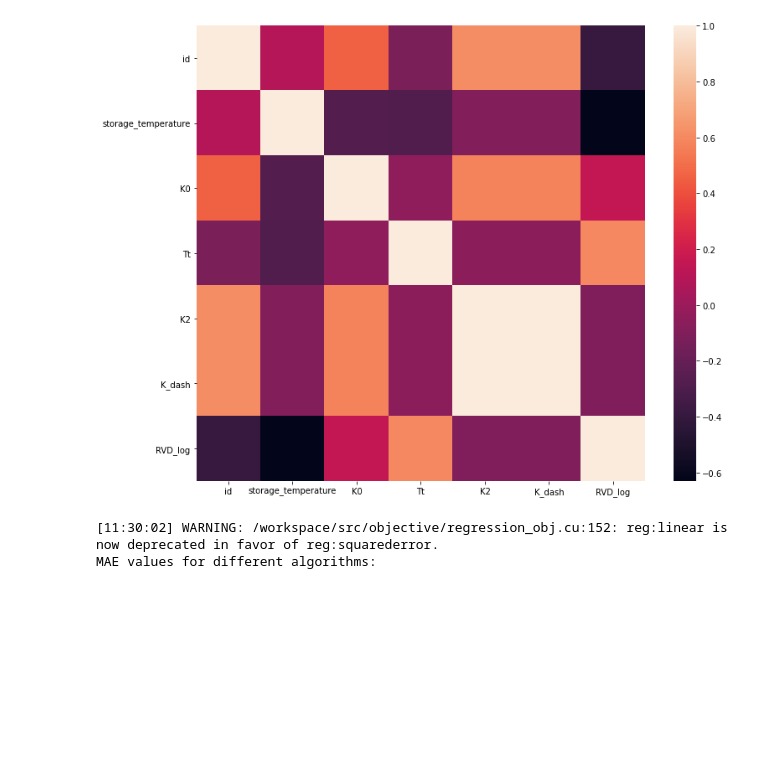
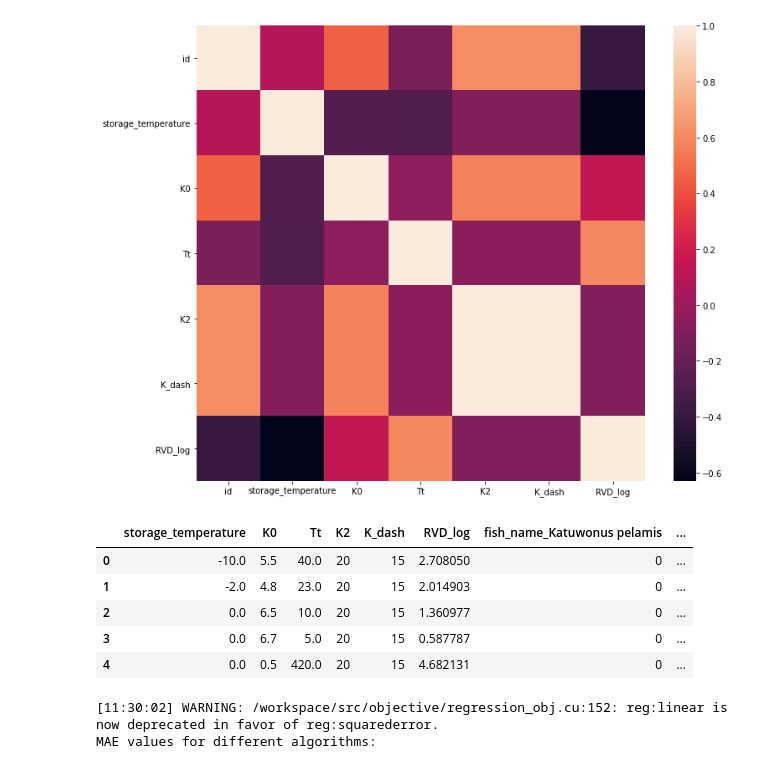
Before and after one commit to AnguillaJaponica/FishQuolity, a Jupyter notebook: fish_freshness.ipynb, the cells around one changed output. Drawn from its saved outputs; the diff is of its cells as text; code cells hidden in the pictures; blank space fills up the shorter version.

```diff
--- a/fish_freshness.ipynb
+++ b/fish_freshness.ipynb
@@ -244,19 +244,28 @@ sns.heatmap(transformed_corr)
 [figure]
 # %%
 # 学習データの作成
-# idカラムは使わない。魚種名はワンホット表現に変換。
 y =  fish_data_copy.RVD_log
 
 attributes_drop = ['id']
 X = fish_data_copy.drop(attributes_drop, axis=1)
 
+# idカラムは使わない。魚種名はワンホット表現に変換。
 X = pd.get_dummies(X)
 train_X, val_X, train_y, val_y = train_test_split(X, y, random_state=1)
 
 # 今回のデータセットは欠損値はないが、どの道後から出てくるので入れとく
 my_imputer = SimpleImputer()
 train_X = my_imputer.fit_transform(train_X)
 val_X = my_imputer.transform(val_X)
+
+X.head()
+# %% [output]
+|  | storage_temperature | K0 | Tt | K2 | K_dash | RVD_log | fish_name_Katuwonus pelamis | ... |
+| 0 | -10.0 | 5.5 | 40.0 | 20 | 15 | 2.708050 | 0 | ... |
+| 1 | -2.0 | 4.8 | 23.0 | 20 | 15 | 2.014903 | 0 | ... |
+| 2 | 0.0 | 6.5 | 10.0 | 20 | 15 | 1.360977 | 0 | ... |
+| 3 | 0.0 | 6.7 | 5.0 | 20 | 15 | 0.587787 | 0 | ... |
+| 4 | 0.0 | 0.5 | 420.0 | 20 | 15 | 4.682131 | 0 | ... |
 # %%
 # 機械学習アルゴリズムの評価/選定
 from sklearn.metrics import mean_absolute_error
```
